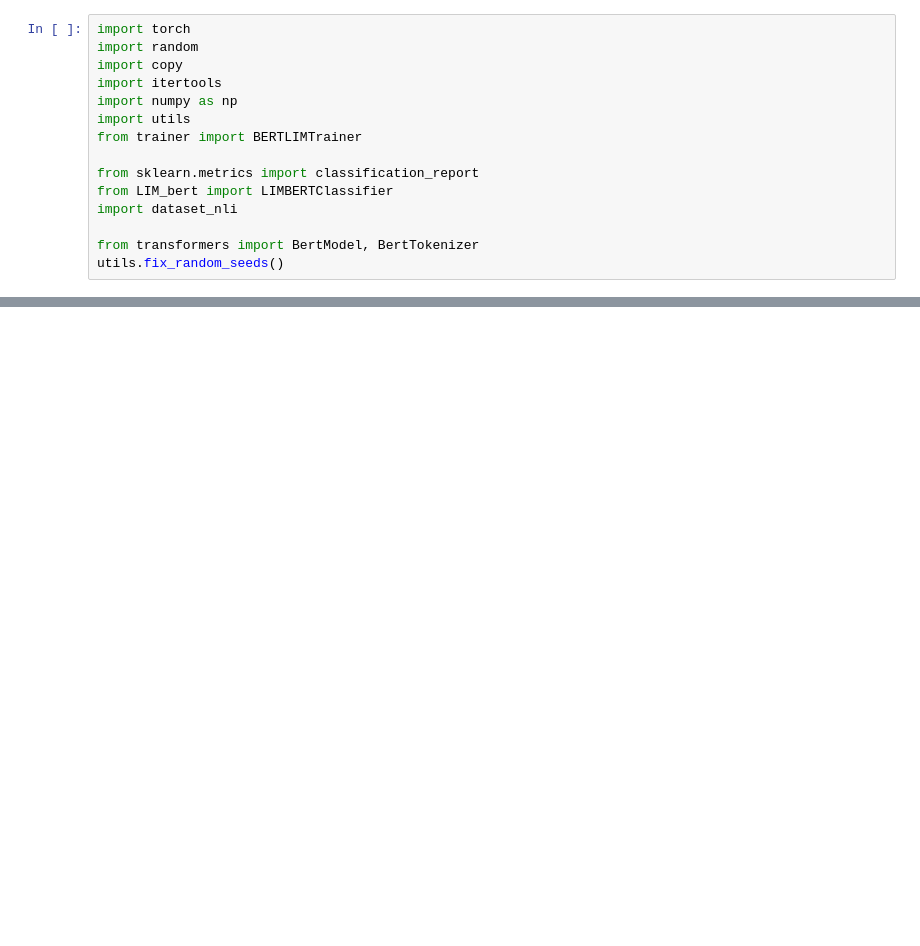
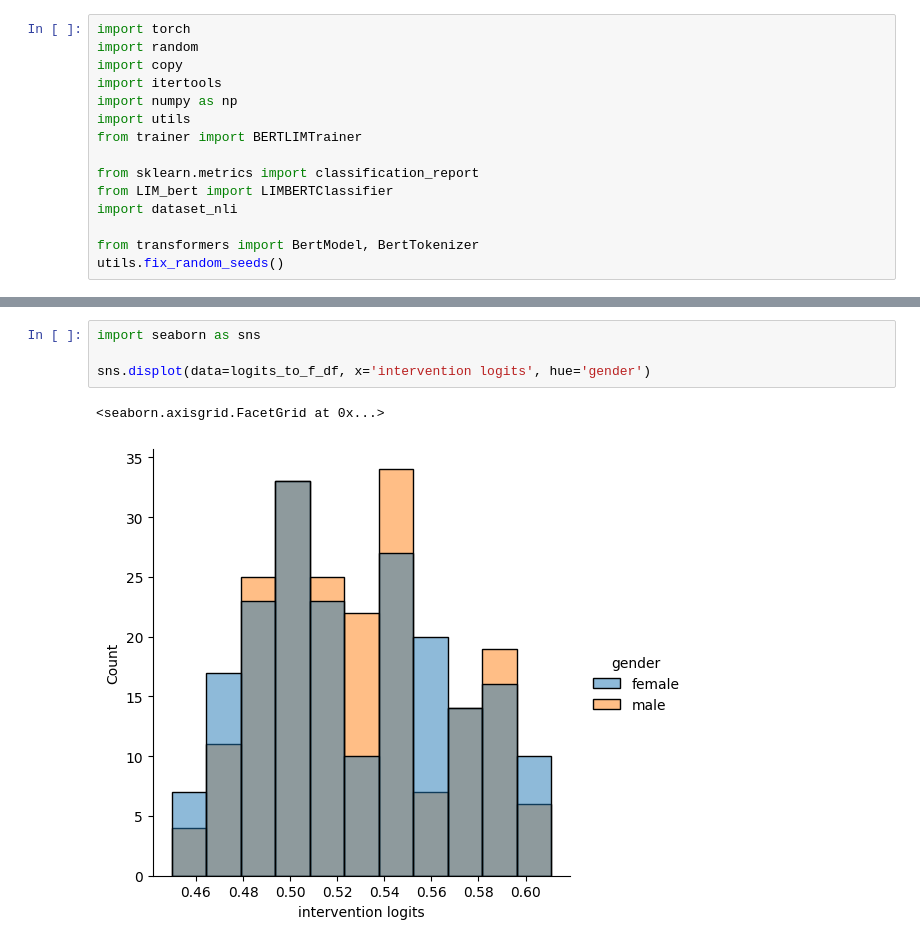
Before and after one commit to atticusg/InterchangeInterventions, a Jupyter notebook: iit_BERT.ipynb, the cells around one changed output, grey strips where cells are left out. Cells and saved outputs as stored; diff of their text form; blank space fills up the shorter version.

```diff
--- a/iit_BERT.ipynb
+++ b/iit_BERT.ipynb
@@ -147,0 +1624,7 @@ print(classification_report(iit_data_test[1], base_preds))
+# %%
+import seaborn as sns
+
+sns.displot(data=logits_to_f_df, x='intervention logits', hue='gender')
+# %% [output]
+<seaborn.axisgrid.FacetGrid at 0x...>
+[figure, added]
```
Also changed, not shown: parts of 129 cells of this notebook, 3 other files.
